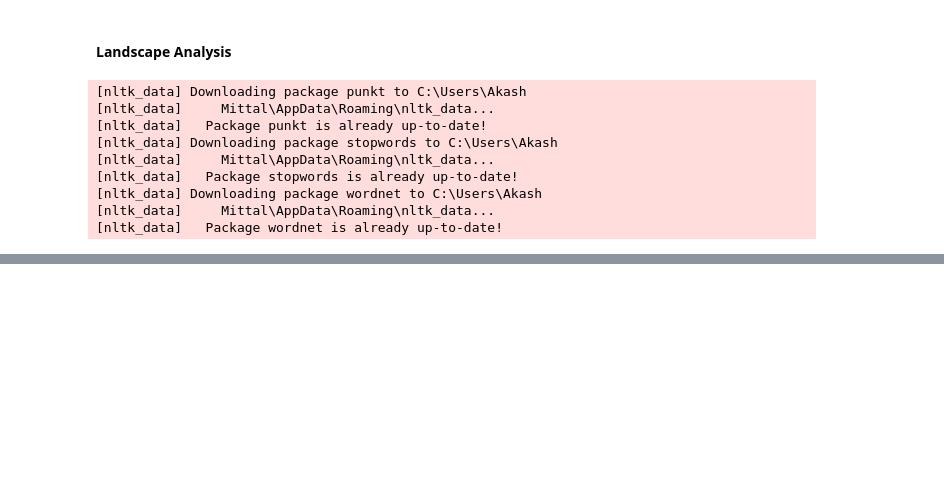
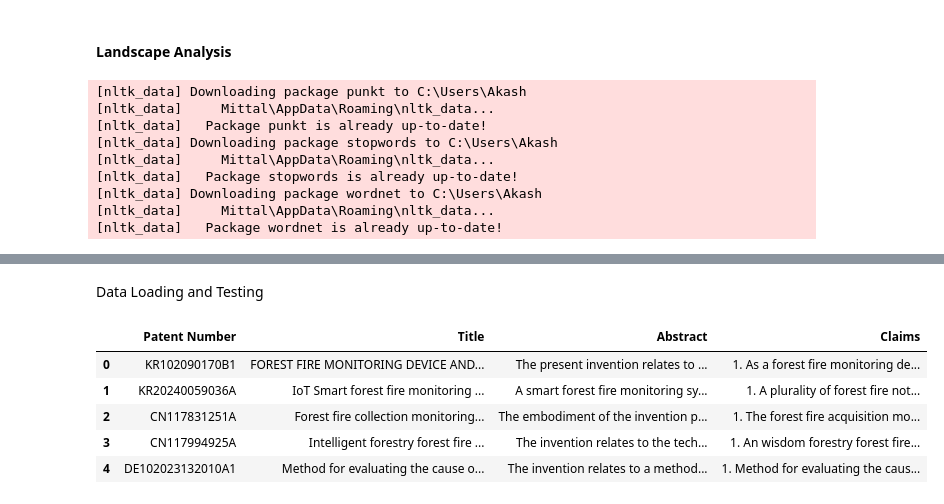
Before and after one commit to sky-akash/Landscape_Analysis, a Jupyter notebook: la_Stepbystep.ipynb, the cells around one changed output, grey strips where cells are left out. Drawn from its saved outputs; the diff is of its cells as text; code cells hidden in the pictures; blank space fills up the shorter version.

```diff
--- a/la_Stepbystep.ipynb
+++ b/la_Stepbystep.ipynb
@@ -40,0 +213,2 @@ bert_model = SentenceTransformer('all-MiniLM-L6-v2')
+# %% [markdown]
+Data Loading and Testing
@@ -40,0 +218,9 @@ bert_model = SentenceTransformer('all-MiniLM-L6-v2')
+# %%
+df.head()
+# %% [output]
+|  | Patent Number | Title | Abstract | Claims |
+| 0 | KR102090170B1 | FOREST FIRE MONITORING DEVICE AND... | The present invention relates to ... | 1. As a forest fire monitoring de... |
+| 1 | KR20240059036A | IoT Smart forest fire monitoring ... | A smart forest fire monitoring sy... | 1. A plurality of forest fire not... |
+| 2 | CN117831251A | Forest fire collection monitoring... | The embodiment of the invention p... | 1. The forest fire acquisition mo... |
+| 3 | CN117994925A | Intelligent forestry forest fire ... | The invention relates to the tech... | 1. An wisdom forestry forest fire... |
+| 4 | DE102023132010A1 | Method for evaluating the cause o... | The invention relates to a method... | 1. Method for evaluating the caus... |
```
Also changed, not shown: parts of 18 cells of this notebook.
